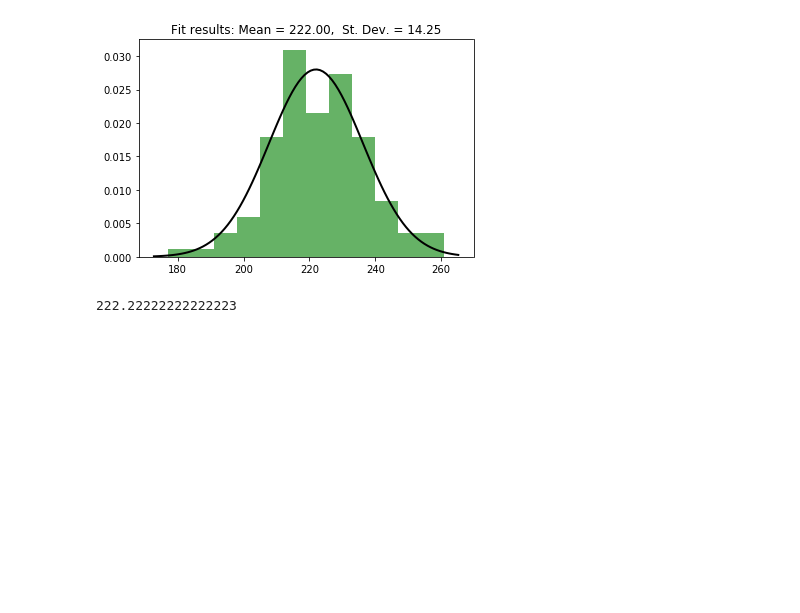
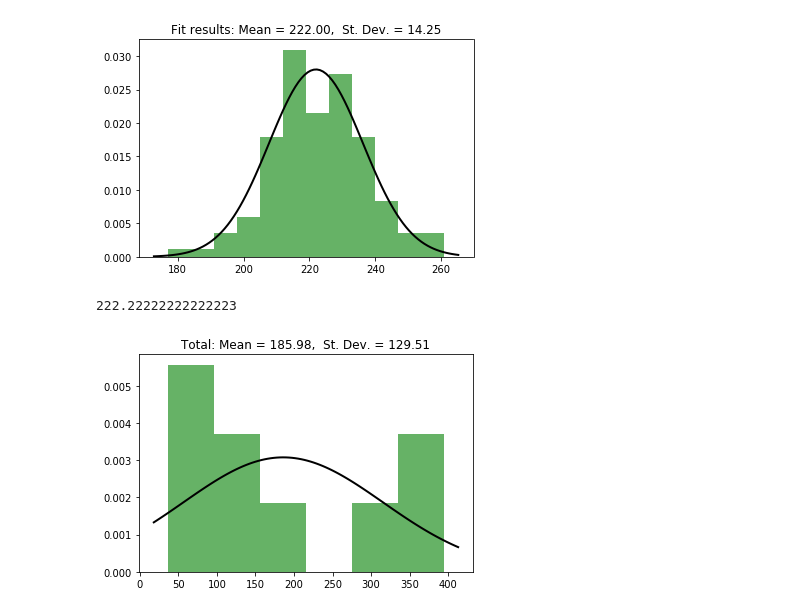
Before and after one commit to DVStepter/Attenuation, a Jupyter notebook: Concrete/FullParserInLine.v2-Tester.ipynb, the cells around one changed output. Cells and saved outputs as stored; diff of their text form; code cells hidden in the pictures; blank space fills up the shorter version.

```diff
--- a/Concrete/FullParserInLine.v2-Tester.ipynb
+++ b/Concrete/FullParserInLine.v2-Tester.ipynb
@@ -107,3 +107,19 @@ CR = A*Area/(4*np.pi*R**2) #counts
 print(CR)
 # %% [output]
 222.22222222222223
+# %%
+Tot_Err = [165.76, 138.86, 394.93, 134.64, 36.30, 316.12, 89.33, 36.14, 361.73]
+# Fit a normal distribution to the data:
+mu, std = norm.fit(Tot_Err)
+# Plot the histogram.
+plt.hist(Tot_Err, bins=6, density=True, alpha=0.6, color='g')
+# Plot the PDF.
+xmin, xmax = plt.xlim()
+x = np.linspace(xmin, xmax, 100)
+p = norm.pdf(x, mu, std)
+plt.plot(x, p, 'k', linewidth=2)
+title = "Total: Mean = %.2f,  St. Dev. = %.2f" % (mu, std)
+plt.title(title)
+plt.show()
+# %% [output]
+[figure, added]
```
Also changed, not shown: parts of 2 cells of this notebook, 33 other files.
